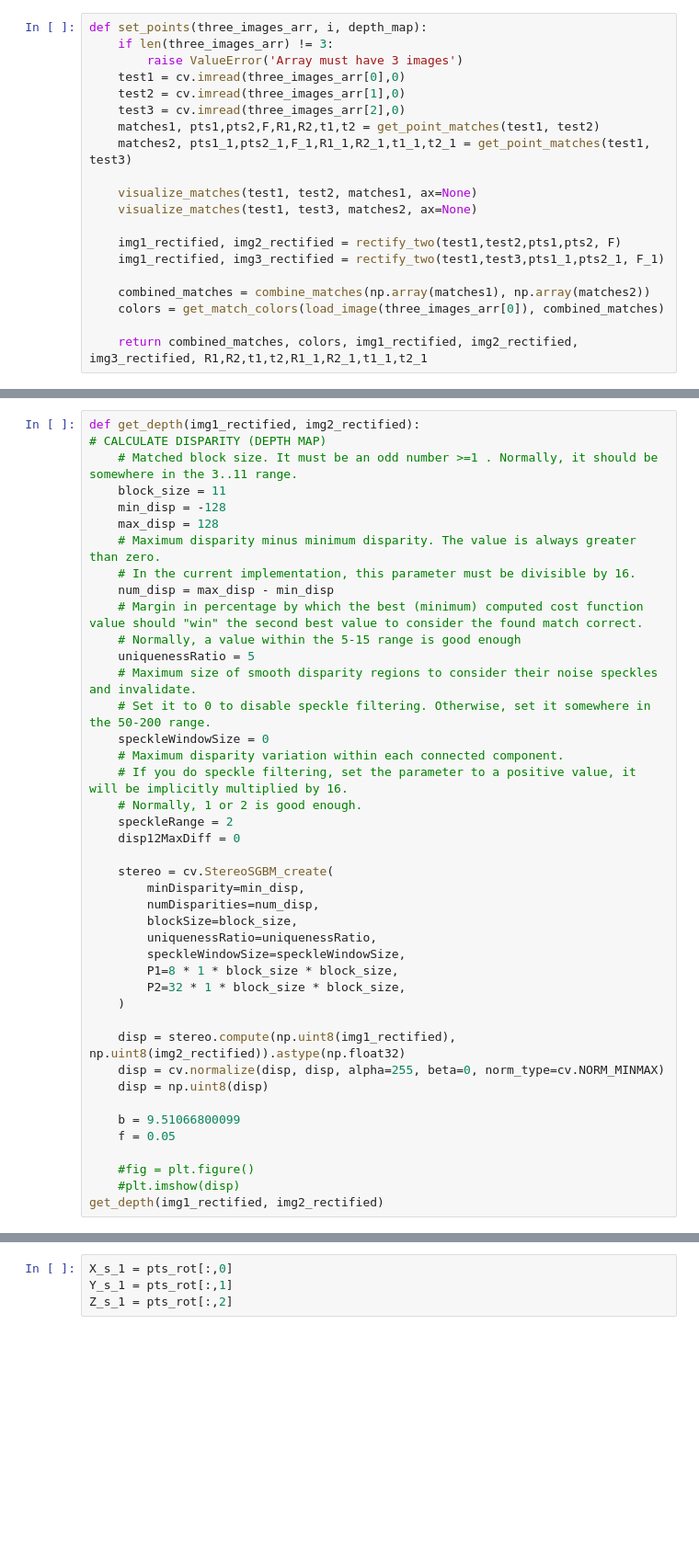
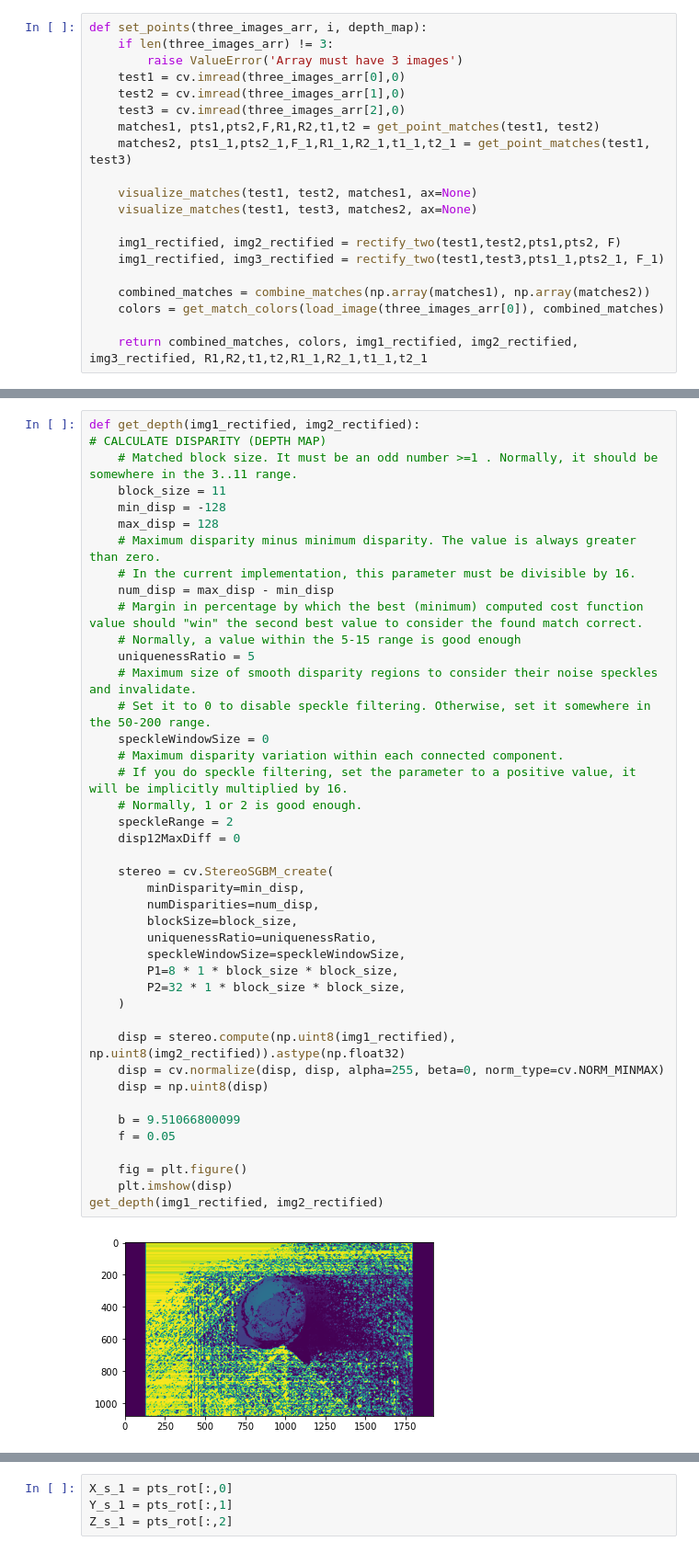
Before and after one commit to awadbs/cv-estimate-volume, a Jupyter notebook: volume-test.ipynb, the cells around one changed output, grey strips where cells are left out. Shown at 92% size. Drawn from its saved outputs; the diff is of its cells as text; blank space fills up the shorter version.

```diff
--- a/volume-test.ipynb
+++ b/volume-test.ipynb
@@ -207,35 +224,37 @@ def get_depth(img1_rectified, img2_rectified):
     # Margin in percentage by which the best (minimum) computed cost function value should "win" the second best value to consider the found match correct.
     # Normally, a value within the 5-15 range is good enough
     uniquenessRatio = 5
     # Maximum size of smooth disparity regions to consider their noise speckles and invalidate.
     # Set it to 0 to disable speckle filtering. Otherwise, set it somewhere in the 50-200 range.
     speckleWindowSize = 0
     # Maximum disparity variation within each connected component.
     # If you do speckle filtering, set the parameter to a positive value, it will be implicitly multiplied by 16.
     # Normally, 1 or 2 is good enough.
     speckleRange = 2
     disp12MaxDiff = 0
 
     stereo = cv.StereoSGBM_create(
         minDisparity=min_disp,
         numDisparities=num_disp,
         blockSize=block_size,
         uniquenessRatio=uniquenessRatio,
         speckleWindowSize=speckleWindowSize,
         P1=8 * 1 * block_size * block_size,
         P2=32 * 1 * block_size * block_size,
     )
 
     disp = stereo.compute(np.uint8(img1_rectified), np.uint8(img2_rectified)).astype(np.float32)
     disp = cv.normalize(disp, disp, alpha=255, beta=0, norm_type=cv.NORM_MINMAX)
     disp = np.uint8(disp)
 
     b = 9.51066800099
     f = 0.05
 
-    #fig = plt.figure()
-    #plt.imshow(disp)
+    fig = plt.figure()
+    plt.imshow(disp)
 get_depth(img1_rectified, img2_rectified)
+# %% [output]
+[figure, added]
 # %%
 def get_depth_2(img1_rectified, img2_rectified):
     stereoSGBM = cv.StereoSGBM_create(minDisparity=0,
```
Also changed, not shown: parts of 15 cells of this notebook, 4 other files.
